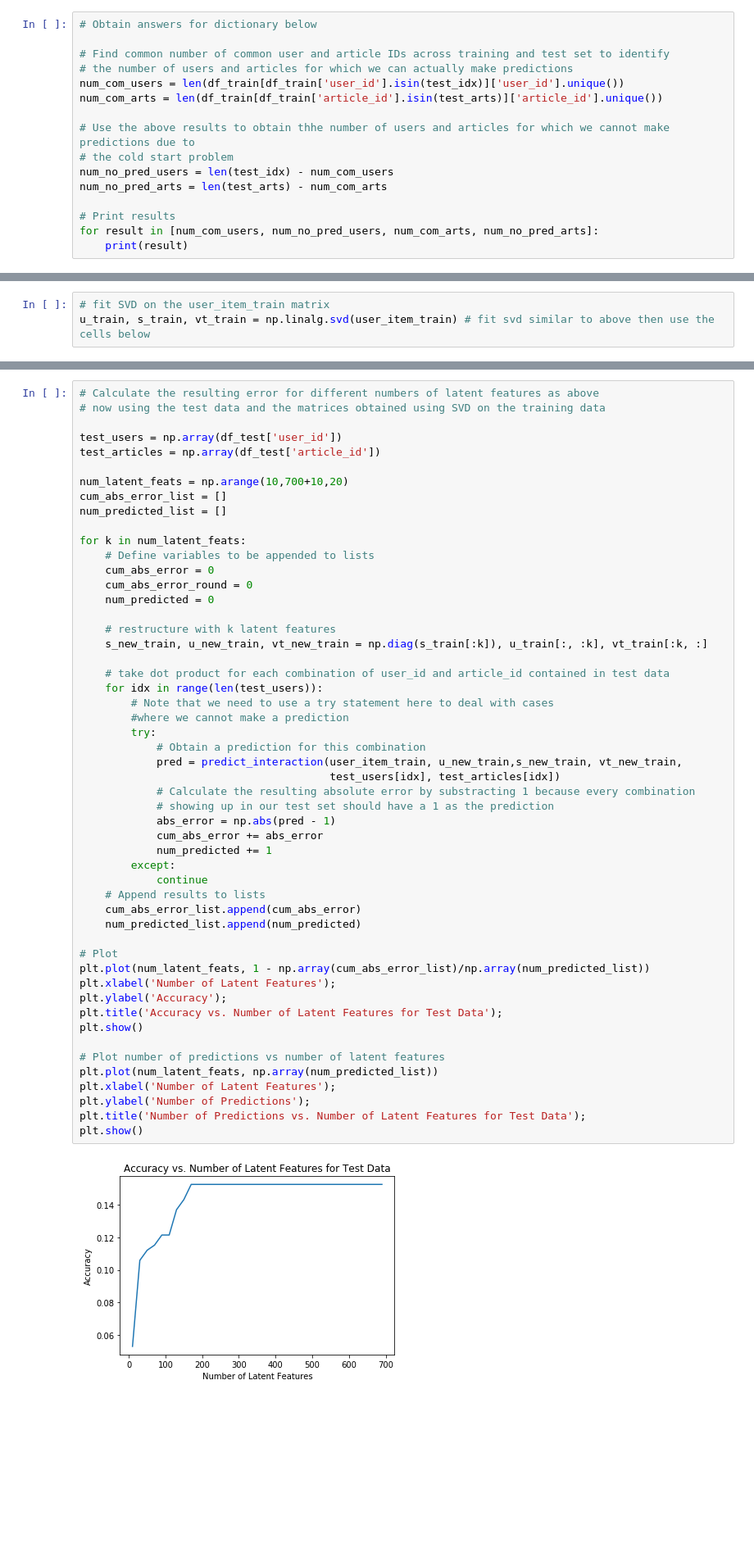
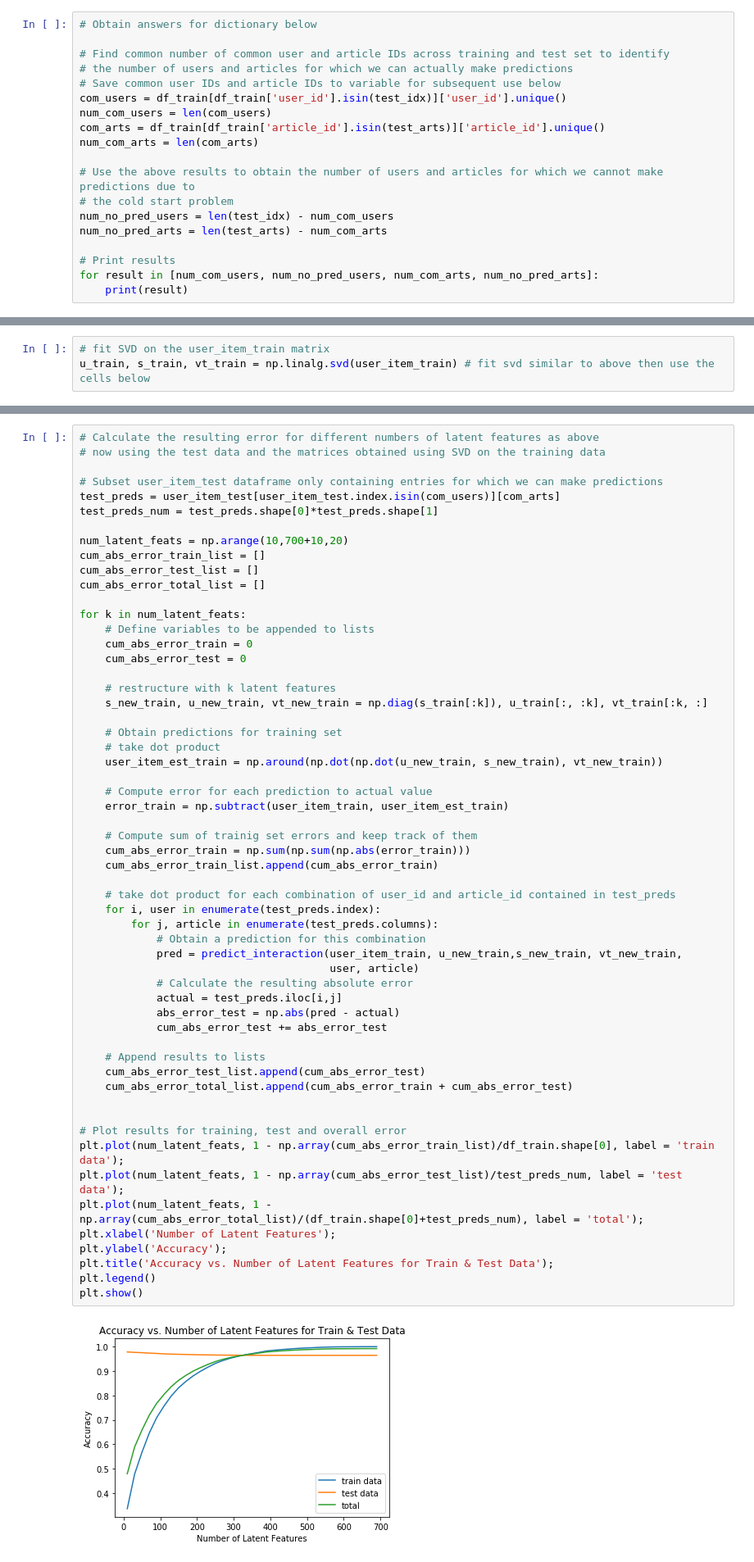
Before and after one commit to hendrik-sill/DSND_IBM_Recommendations, a Jupyter notebook: Recommendations_with_IBM.ipynb, the cells around one changed output, grey strips where cells are left out. Shown at 82% size. Saved outputs shown, nothing was run; the diff lists cells and outputs as text; blank space fills up the shorter version.

Commit message:
corrected train-test svd analysis

```diff
--- a/Recommendations_with_IBM.ipynb
+++ b/Recommendations_with_IBM.ipynb
@@ -770,10 +770,13 @@ user_item_train, user_item_test, test_idx, test_arts = create_test_and_train_use
 
 # Find common number of common user and article IDs across training and test set to identify
 # the number of users and articles for which we can actually make predictions
-num_com_users = len(df_train[df_train['user_id'].isin(test_idx)]['user_id'].unique())
-num_com_arts = len(df_train[df_train['article_id'].isin(test_arts)]['article_id'].unique())
+# Save common user IDs and article IDs to variable for subsequent use below
+com_users = df_train[df_train['user_id'].isin(test_idx)]['user_id'].unique()
+num_com_users = len(com_users)
+com_arts = df_train[df_train['article_id'].isin(test_arts)]['article_id'].unique()
+num_com_arts = len(com_arts)
 
-# Use the above results to obtain thhe number of users and articles for which we cannot make predictions due to
+# Use the above results to obtain the number of users and articles for which we cannot make predictions due to
 # the cold start problem
 num_no_pred_users = len(test_idx) - num_com_users
 num_no_pred_arts = len(test_arts) - num_com_arts
@@ -847,54 +850,59 @@ def predict_interaction(user_item_train, user_matrix, sigma, article_matrix, use
 # %%
 # Calculate the resulting error for different numbers of latent features as above
 # now using the test data and the matrices obtained using SVD on the training data
 
-test_users = np.array(df_test['user_id'])
-test_articles = np.array(df_test['article_id'])
+# Subset user_item_test dataframe only containing entries for which we can make predictions
+test_preds = user_item_test[user_item_test.index.isin(com_users)][com_arts]
+test_preds_num = test_preds.shape[0]*test_preds.shape[1]
 
 num_latent_feats = np.arange(10,700+10,20)
-cum_abs_error_list = []
-num_predicted_list = []
+cum_abs_error_train_list = []
+cum_abs_error_test_list = []
+cum_abs_error_total_list = []
 
 for k in num_latent_feats:
     # Define variables to be appended to lists
-    cum_abs_error = 0
-    cum_abs_error_round = 0
-    num_predicted = 0
+    cum_abs_error_train = 0
+    cum_abs_error_test = 0
 
     # restructure with k latent features
     s_new_train, u_new_train, vt_new_train = np.diag(s_train[:k]), u_train[:, :k], vt_train[:k, :]
 
-    # take dot product for each combination of user_id and article_id contained in test data
-    for idx in range(len(test_users)):
-        # Note that we need to use a try statement here to deal with cases
-        #where we cannot make a prediction
-        try:
+    # Obtain predictions for training set
+    # take dot product
+    user_item_est_train = np.around(np.dot(np.dot(u_new_train, s_new_train), vt_new_train))
+
+    # Compute error for each prediction to actual value
+    error_train = np.subtract(user_item_train, user_item_est_train)
+
+    # Compute sum of trainig set errors and keep track of them
+    cum_abs_error_train = np.sum(np.sum(np.abs(error_train)))
+    cum_abs_error_train_list.append(cum_abs_error_train)
+
+    # take dot product for each combination of user_id and article_id contained in test_preds
+    for i, user in enumerate(test_preds.index):
+        for j, article in enumerate(test_preds.columns):
             # Obtain a prediction for this combination
             pred = predict_interaction(user_item_train, u_new_train,s_new_train, vt_new_train,
-                                       test_users[idx], test_articles[idx])
-            # Calculate the resulting absolute error by substracting 1 because every combination
-            # showing up in our test set should have a 1 as the prediction
-            abs_error = np.abs(pred - 1)
-            cum_abs_error += abs_error
-            num_predicted += 1
-        except:
-            continue
+                                       user, article)
+            # Calculate the resulting absolute error
+            actual = test_preds.iloc[i,j]
+            abs_error_test = np.abs(pred - actual)
+            cum_abs_error_test += abs_error_test
+
     # Append results to lists
-    cum_abs_error_list.append(cum_abs_error)
-    num_predicted_list.append(num_predicted)
+    cum_abs_error_test_list.append(cum_abs_error_test)
+    cum_abs_error_total_list.append(cum_abs_error_train + cum_abs_error_test)
 
-# Plot
-plt.plot(num_latent_feats, 1 - np.array(cum_abs_error_list)/np.array(num_predicted_list))
+
+# Plot results for training, test and overall error
+plt.plot(num_latent_feats, 1 - np.array(cum_abs_error_train_list)/df_train.shape[0], label = 'train data');
+plt.plot(num_latent_feats, 1 - np.array(cum_abs_error_test_list)/test_preds_num, label = 'test data');
+plt.plot(num_latent_feats, 1 - np.array(cum_abs_error_total_list)/(df_train.shape[0]+test_preds_num), label = 'total');
 plt.xlabel('Number of Latent Features');
 plt.ylabel('Accuracy');
-plt.title('Accuracy vs. Number of Latent Features for Test Data');
+plt.title('Accuracy vs. Number of Latent Features for Train & Test Data');
+plt.legend()
 plt.show()
-
-# Plot number of predictions vs number of latent features
-plt.plot(num_latent_feats, np.array(num_predicted_list))
-plt.xlabel('Number of Latent Features');
-plt.ylabel('Number of Predictions');
-plt.title('Number of Predictions vs. Number of Latent Features for Test Data');
-plt.show()
 # %% [output]
-[figure, old version]
+[figure, new version]
```
Also changed, not shown: parts of 5 cells of this notebook, 1 other file.
